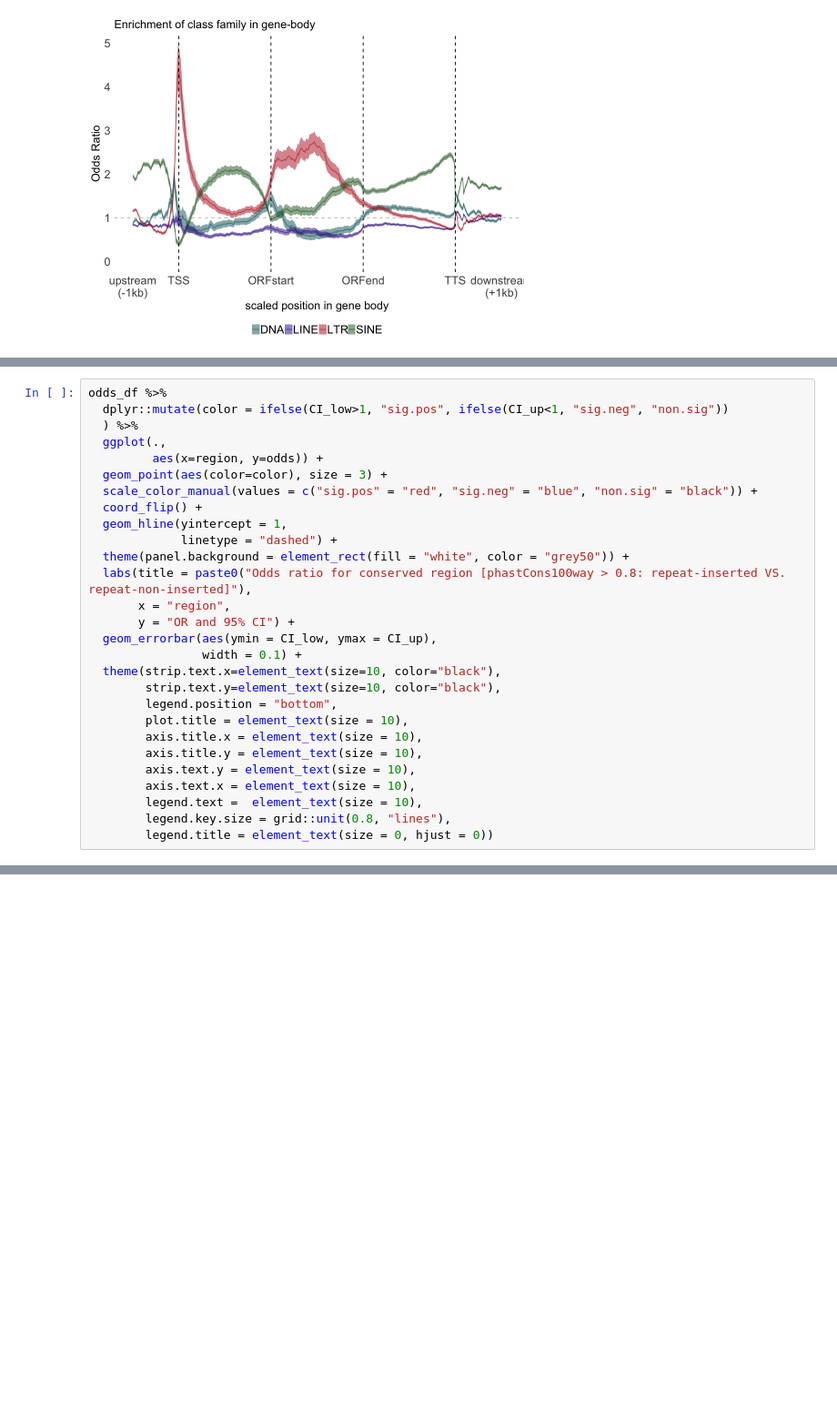
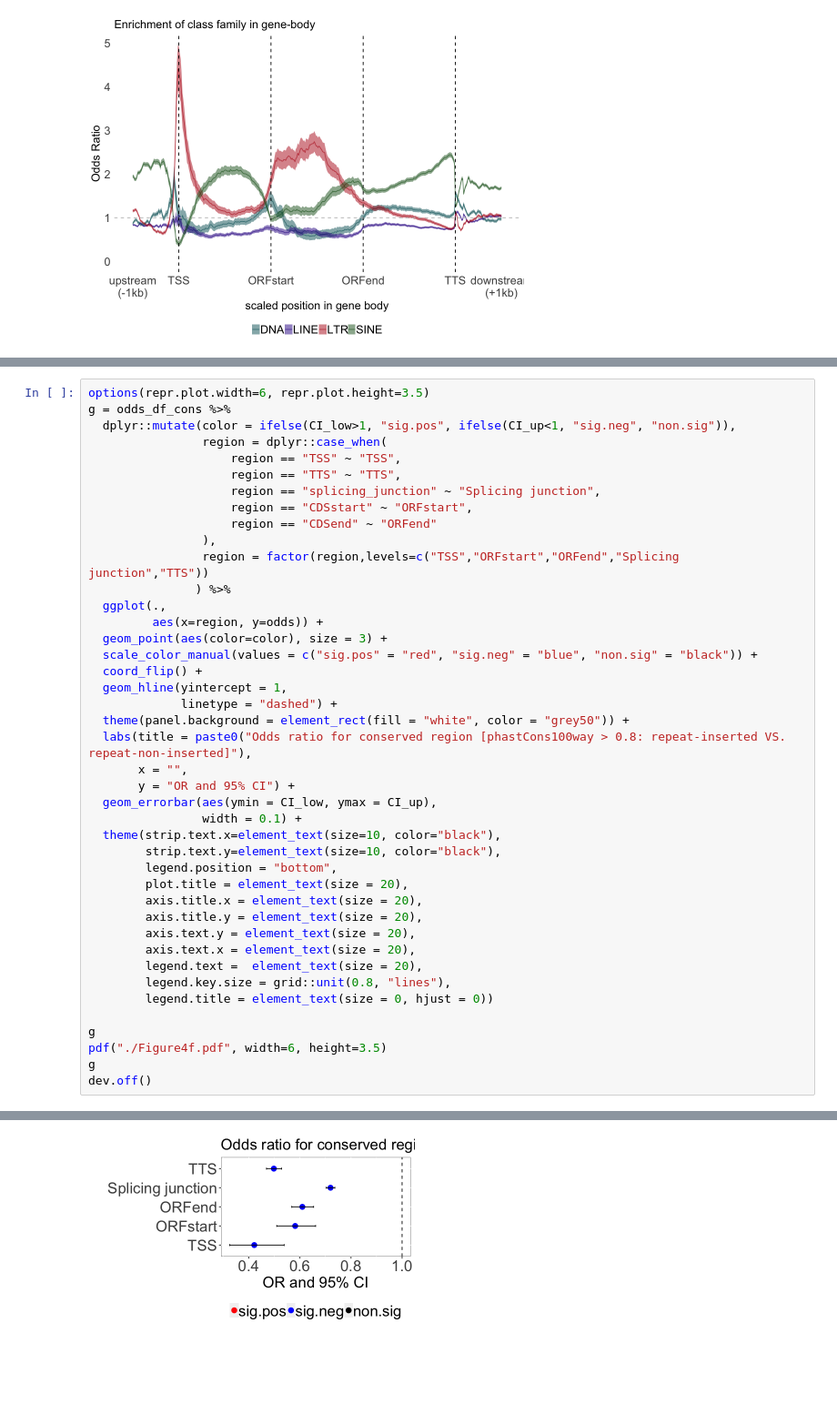
Before and after one commit to juninamo/TRAILS, a Jupyter notebook: Figures/Figure4.ipynb, the cells around one changed output, grey strips where cells are left out. Shown at 91% size. Saved outputs shown, nothing was run; the diff lists cells and outputs as text; blank space fills up the shorter version.

```diff
--- a/Figures/Figure4.ipynb
+++ b/Figures/Figure4.ipynb
@@ -474,7 +473,16 @@ pdf
 # %%
-odds_df %>%
-  dplyr::mutate(color = ifelse(CI_low>1, "sig.pos", ifelse(CI_up<1, "sig.neg", "non.sig"))
-  ) %>%
+options(repr.plot.width=6, repr.plot.height=3.5)
+g = odds_df_cons %>%
+  dplyr::mutate(color = ifelse(CI_low>1, "sig.pos", ifelse(CI_up<1, "sig.neg", "non.sig")),
+                region = dplyr::case_when(
+                    region == "TSS" ~ "TSS",
+                    region == "TTS" ~ "TTS",
+                    region == "splicing_junction" ~ "Splicing junction",
+                    region == "CDSstart" ~ "ORFstart",
+                    region == "CDSend" ~ "ORFend"
+                ),
+                region = factor(region,levels=c("TSS","ORFstart","ORFend","Splicing junction","TTS"))
+               ) %>%
   ggplot(.,
          aes(x=region, y=odds)) +
   geom_point(aes(color=color), size = 3) +
@@ -484,19 +492,24 @@ odds_df %>%
              linetype = "dashed") +
   theme(panel.background = element_rect(fill = "white", color = "grey50")) +
   labs(title = paste0("Odds ratio for conserved region [phastCons100way > 0.8: repeat-inserted VS. repeat-non-inserted]"),
-       x = "region",
+       x = "",
        y = "OR and 95% CI") +
   geom_errorbar(aes(ymin = CI_low, ymax = CI_up),
                 width = 0.1) +
   theme(strip.text.x=element_text(size=10, color="black"),
         strip.text.y=element_text(size=10, color="black"),
         legend.position = "bottom",
-        plot.title = element_text(size = 10),
-        axis.title.x = element_text(size = 10),
-        axis.title.y = element_text(size = 10),
-        axis.text.y = element_text(size = 10),
-        axis.text.x = element_text(size = 10),
-        legend.text =  element_text(size = 10),
+        plot.title = element_text(size = 20),
+        axis.title.x = element_text(size = 20),
+        axis.title.y = element_text(size = 20),
+        axis.text.y = element_text(size = 20),
+        axis.text.x = element_text(size = 20),
+        legend.text =  element_text(size = 20),
         legend.key.size = grid::unit(0.8, "lines"),
         legend.title = element_text(size = 0, hjust = 0))
+
+g
+pdf("./Figure4f.pdf", width=6, height=3.5)
+g
+dev.off()
 # %% [output]
@@ -520 +518 @@ Traceback:
-[figure, old version]
+[figure, new version]
```
Also changed, not shown: parts of 2 cells of this notebook, 17 other files.
